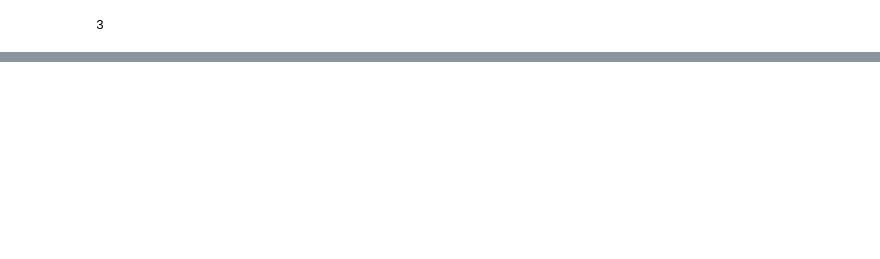
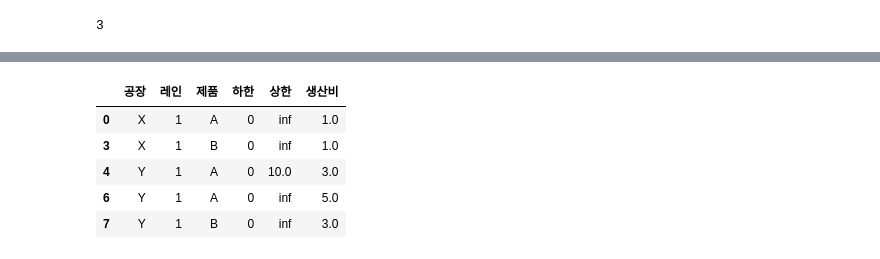
Before and after one commit to kkjjiinn/Python-Practice-100-for-Business-, a Jupyter notebook: 07.ipynb, the cells around one changed output, grey strips where cells are left out. Saved outputs shown, nothing was run; the diff lists cells and outputs as text; code cells hidden in the pictures; blank space fills up the shorter version.

```diff
--- a/07.ipynb
+++ b/07.ipynb
@@ -322,0 +371,16 @@ print(len(df_material.columns))
+# %%
+# 각 공장에서의 제품 생산비용과 생산량(하한: 최소생산량, 상한: 최대생산량)
+supply_cost = pd.DataFrame( ((k,1,i,0,np.inf) for k, nl in zip(공장,레인) for l in range(nl) for i in 제품 ), columns = ['공장', '레인', '제품','하한','상한'])
+
+supply_cost['생산비'] = [1, np.nan, np.nan, 1, 3, np.nan, 5, 3]
+
+supply_cost.dropna(inplace=True)
+supply_cost.loc[4, '상한'] = 10 #4번 인덱스만 상한 설정
+supply_cost
+# %% [output]
+|  | 공장 | 레인 | 제품 | 하한 | 상한 | 생산비 |
+| 0 | X | 1 | A | 0 | inf | 1.0 |
+| 3 | X | 1 | B | 0 | inf | 1.0 |
+| 4 | Y | 1 | A | 0 | 10.0 | 3.0 |
+| 6 | Y | 1 | A | 0 | inf | 5.0 |
+| 7 | Y | 1 | B | 0 | inf | 3.0 |
```
Also changed, not shown: parts of 16 cells of this notebook, 4 other files.
